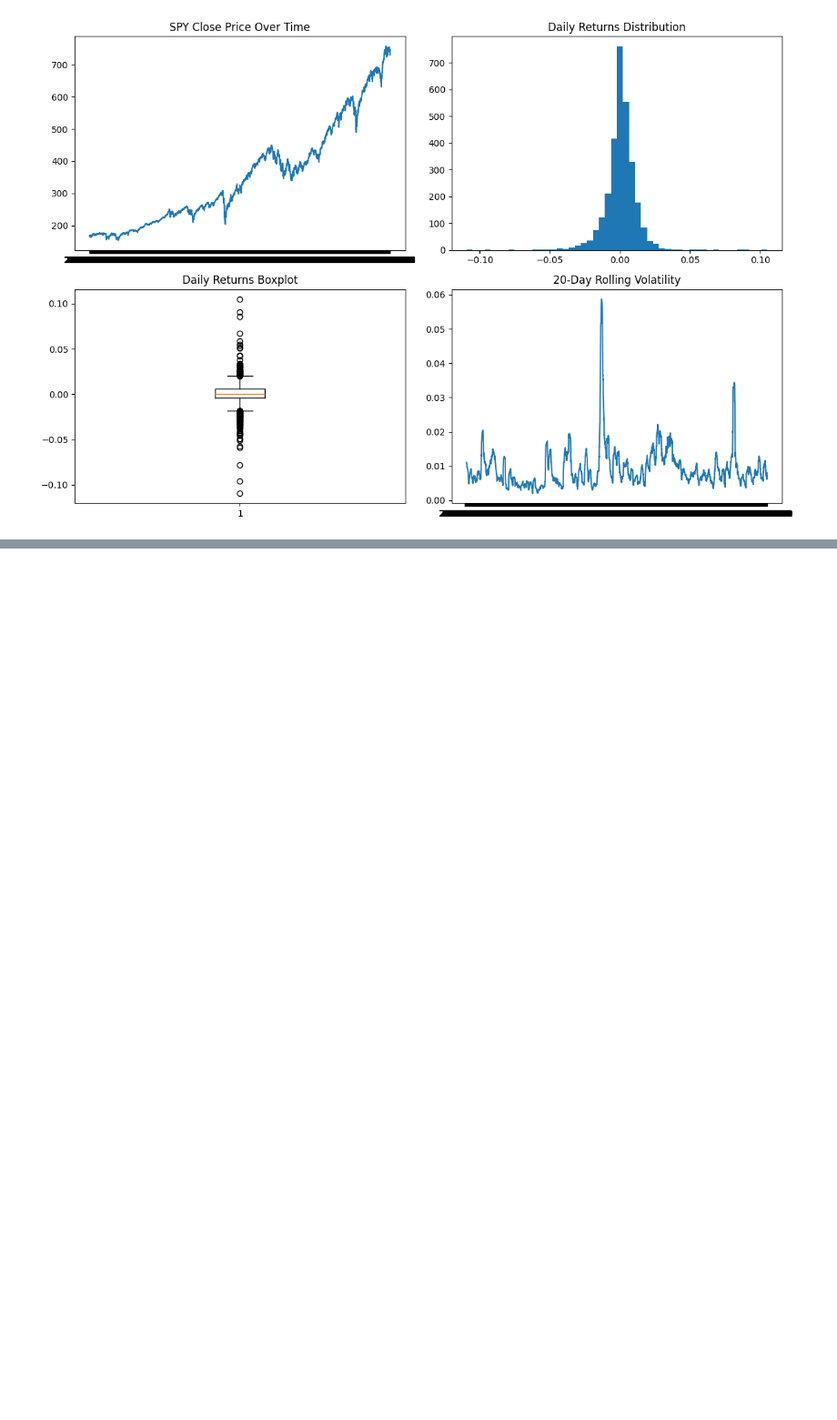
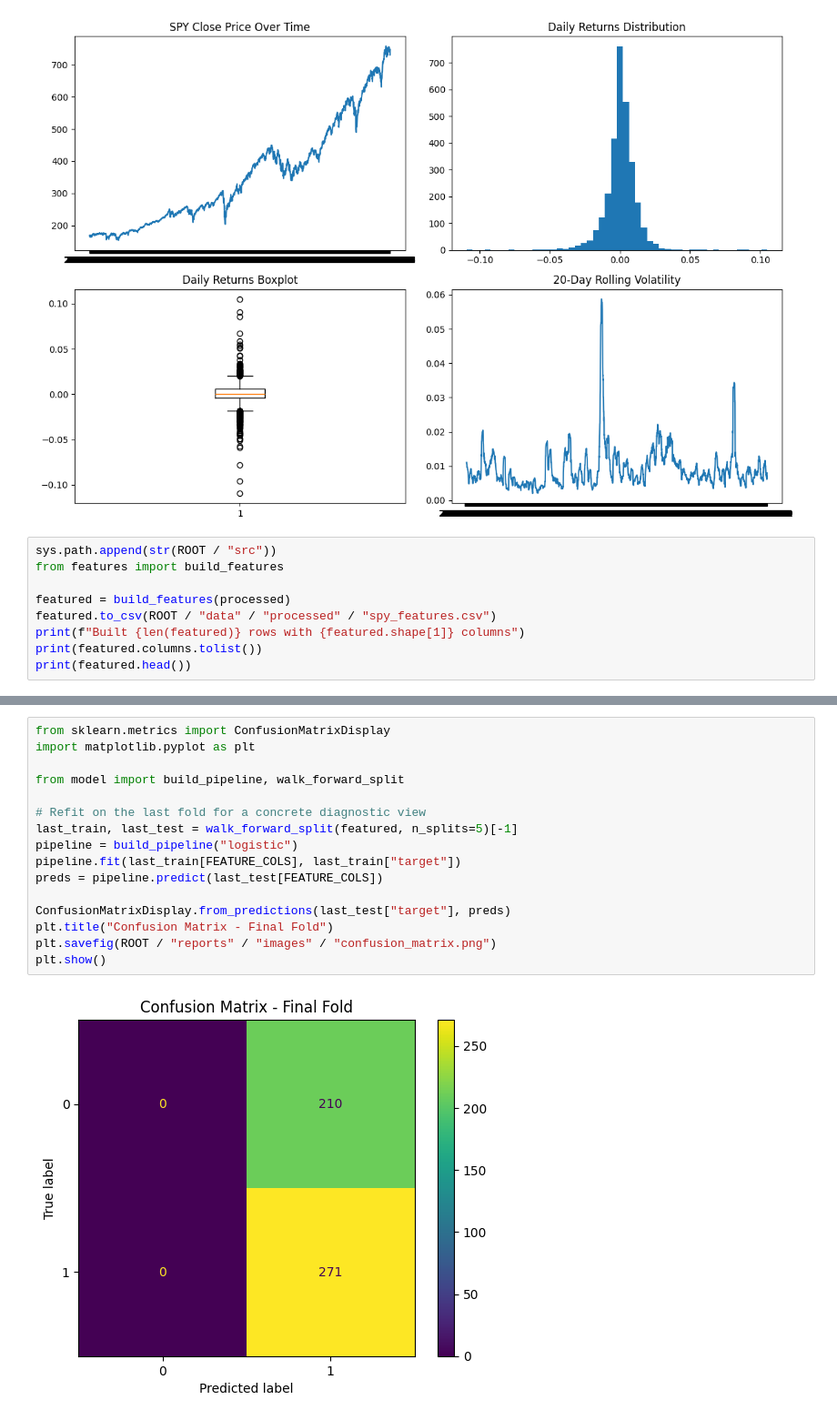
Before and after one commit to ksd8477/bootcamp_kashish_dhoka, a Jupyter notebook: project/notebooks/project_pipeline.ipynb, the cells around one changed output, grey strips where cells are left out. Shown at 91% size. Drawn from its saved outputs; the diff is of its cells as text; blank space fills up the shorter version.

Commit message:
Stage 10b: classification modeling with walk-forward validation

```diff
--- a/project/notebooks/project_pipeline.ipynb
+++ b/project/notebooks/project_pipeline.ipynb
@@ -169,3 +169,12 @@ plt.savefig(ROOT / "reports" / "images" / "eda_summary.png")
 plt.show()
 # %% [output]
 [figure]
+# %%
+sys.path.append(str(ROOT / "src"))
+from features import build_features
+
+featured = build_features(processed)
+featured.to_csv(ROOT / "data" / "processed" / "spy_features.csv")
+print(f"Built {len(featured)} rows with {featured.shape[1]} columns")
+print(featured.columns.tolist())
+print(featured.head())
@@ -171,0 +233,18 @@ plt.show()
+# %%
+from sklearn.metrics import ConfusionMatrixDisplay
+import matplotlib.pyplot as plt
+
+from model import build_pipeline, walk_forward_split
+
+# Refit on the last fold for a concrete diagnostic view
+last_train, last_test = walk_forward_split(featured, n_splits=5)[-1]
+pipeline = build_pipeline("logistic")
+pipeline.fit(last_train[FEATURE_COLS], last_train["target"])
+preds = pipeline.predict(last_test[FEATURE_COLS])
+
+ConfusionMatrixDisplay.from_predictions(last_test["target"], preds)
+plt.title("Confusion Matrix - Final Fold")
+plt.savefig(ROOT / "reports" / "images" / "confusion_matrix.png")
+plt.show()
+# %% [output]
+[figure, added]
```
Also changed, not shown: parts of 7 cells of this notebook, 7 other files.
